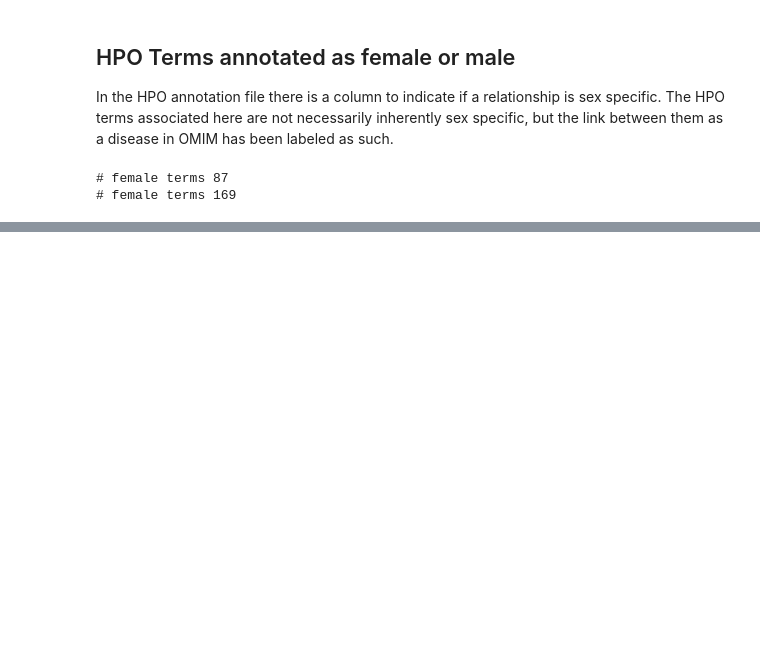
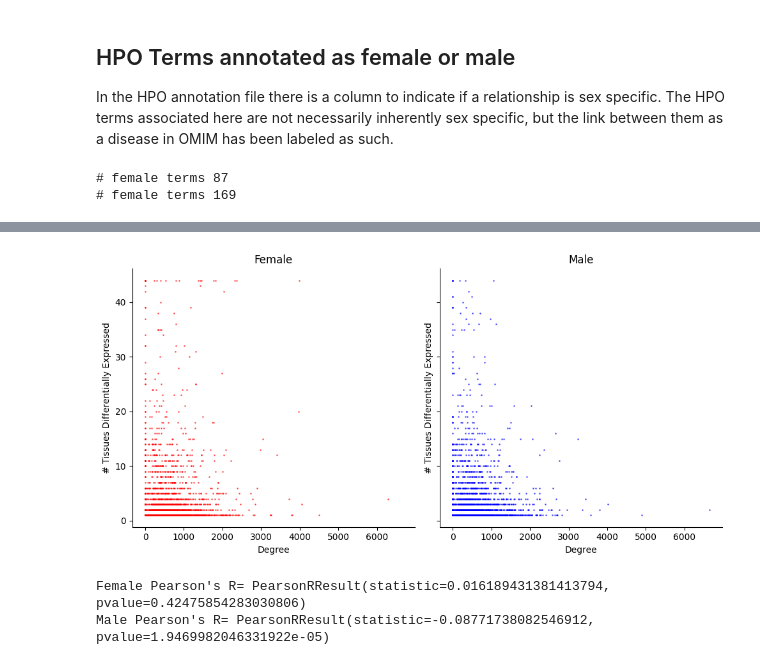
Before and after one commit to MSBradshaw/LinkPrediction, a Jupyter notebook: Experiments/sex_specific_target_prediction.ipynb, the cells around one changed output, grey strips where cells are left out. Cells and saved outputs as stored; diff of their text form; code cells hidden in the pictures; blank space fills up the shorter version.

```diff
--- a/Experiments/sex_specific_target_prediction.ipynb
+++ b/Experiments/sex_specific_target_prediction.ipynb
@@ -598,0 +550,35 @@ Error:
+# %%
+# plot degree vs # tissues differentially expressed in seporated by sex
+
+df_female['degree'] = [ degs[x] if x in degs else -1 for x in df_female['gene']]
+df_male['degree'] = [ degs[x] if x in degs else -1 for x in df_male['gene']]
+
+fig,ax = plt.subplots(1,2,figsize=(10,5), sharey=True, sharex=True)
+
+ax[0].scatter(df_female['degree'],df_female['tissue_count'],label='female',color='red',s=1, alpha=0.5)
+ax[0].set_title('Female')
+
+ax[1].scatter(df_male['degree'],df_male['tissue_count'],label='male',color='blue',s=1, alpha=0.5)
+ax[1].set_title('Male')
+
+ax[0].set_xlabel('Degree')
+ax[0].set_ylabel('# Tissues Differentially Expressed')
+ax[1].set_xlabel('Degree')
+ax[1].set_ylabel('# Tissues Differentially Expressed')
+
+# remove top and right borders
+for a in ax:
+    a.spines['top'].set_visible(False)
+    a.spines['right'].set_visible(False)
+
+plt.tight_layout()
+plt.savefig('../Figures/diff_expr_degree_vs_tissues.png',dpi=300)
+plt.show()
+
+# pearson correlation between degree and # tissues differentially expressed
+print('Female Pearson\'s R=',pearsonr(df_female['degree'],df_female['tissue_count']))
+print('Male Pearson\'s R=',pearsonr(df_male['degree'],df_male['tissue_count']))
+# %% [output]
+[figure, added]
+Female Pearson's R= PearsonRResult(statistic=0.016189431381413794, pvalue=0.42475854283030806)
+Male Pearson's R= PearsonRResult(statistic=-0.08771738082546912, pvalue=1.9469982046331922e-05)
```
Also changed, not shown: parts of 29 cells of this notebook, 9 other files.
